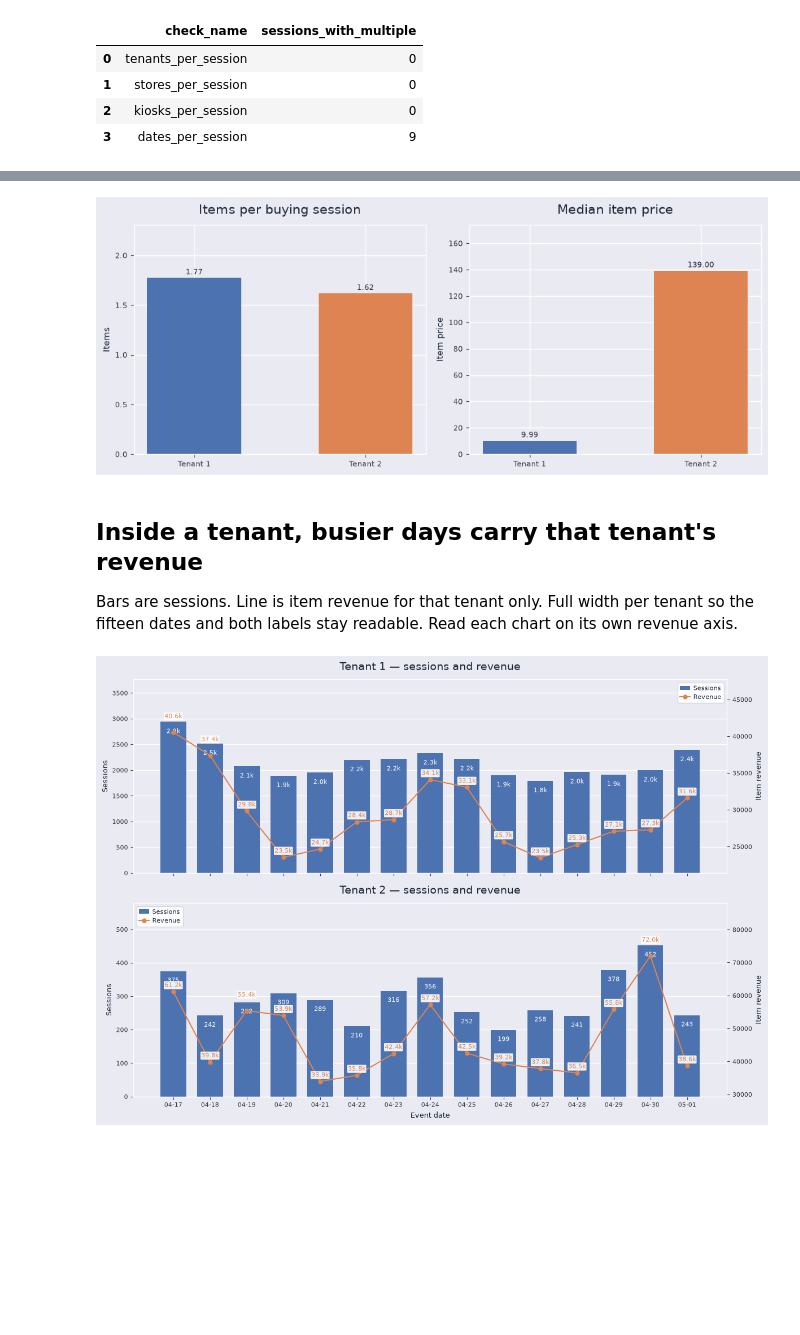
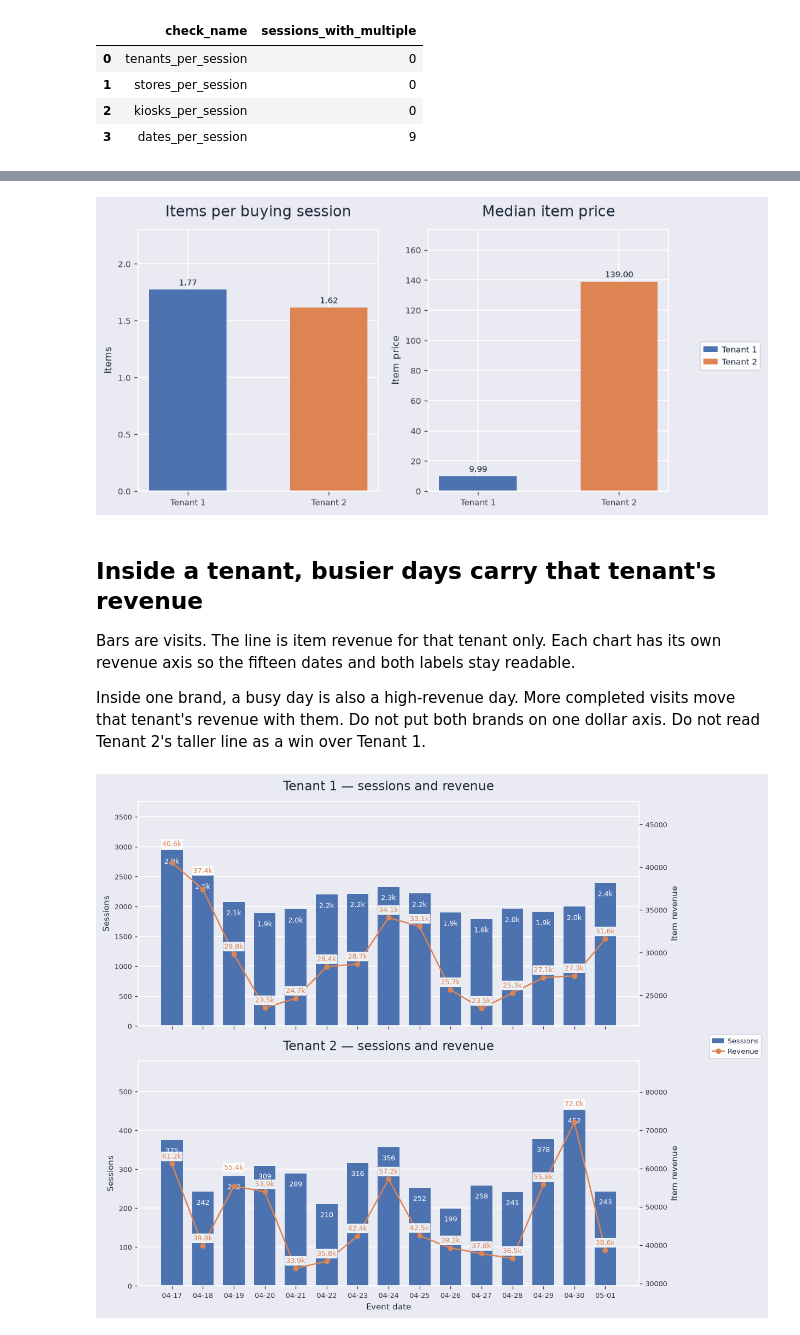
Before and after one commit to richeweh/tillster-takehome-assignment, a Jupyter notebook: notebooks/kiosk_sessions_operations_analysis.ipynb, the cells around one changed output, grey strips where cells are left out. Cells and saved outputs as stored; diff of their text form; code cells hidden in the pictures; blank space fills up the shorter version.

```diff
--- a/notebooks/kiosk_sessions_operations_analysis.ipynb
+++ b/notebooks/kiosk_sessions_operations_analysis.ipynb
@@ -52,6 +52,17 @@ LEGEND = dict(
     handlelength=1.6,
     handletextpad=0.5,
 )
+
+
+def place_legend(fig, handles, labels):
+    fig.tight_layout(rect=(0, 0, 0.76, 1))
+    fig.legend(
+        handles,
+        labels,
+        loc="center left",
+        bbox_to_anchor=(0.78, 0.5),
+        **LEGEND,
+    )
 
 
 def tenant_name(value):
@@ -423,7 +448,7 @@ ax.set_xticks(x)
 ax.set_xticklabels([day.strftime("%m-%d") for day in dates])
 ax.set_ylim(0, peak * 1.2)
 polish(ax, "Sessions by day", xlabel="Event date", ylabel="Sessions")
-ax.legend(loc="upper right", **LEGEND)
-fig.tight_layout()
+handles, labels = ax.get_legend_handles_labels()
+place_legend(fig, handles, labels)
 plt.show()
 # %% [output]
@@ -568,6 +595,8 @@ fig, axes = plt.subplots(1, 2, figsize=(10, 4.2))
 names = [tenant_name(tenant) for tenant, _ in items]
 vals = [value for _, value in items]
 bars = axes[0].bar(names, vals, color=[f"C{i}" for i in range(len(items))], width=0.55)
+for bar, name in zip(bars, names):
+    bar.set_label(name)
 for bar, val in zip(bars, vals):
     point(axes[0], bar.get_x() + bar.get_width() / 2, bar.get_height(), f"{val:.2f}")
 axes[0].set_ylim(0, max(vals) * 1.3)
@@ -580,14 +609,17 @@ for bar, val in zip(bars, price_vals):
     point(axes[1], bar.get_x() + bar.get_width() / 2, bar.get_height(), f"{val:,.2f}")
 axes[1].set_ylim(0, max(price_vals) * 1.25)
 polish(axes[1], "Median item price", ylabel="Item price")
-fig.tight_layout()
+handles, labels = axes[0].get_legend_handles_labels()
+place_legend(fig, handles, labels)
 plt.show()
 # %% [output]
-[figure, old version]
+[figure, new version]
 # %% [markdown]
 ## Inside a tenant, busier days carry that tenant's revenue
 
-Bars are sessions. Line is item revenue for that tenant only. Full width per tenant so the fifteen dates and both labels stay readable. Read each chart on its own revenue axis.
+Bars are visits. The line is item revenue for that tenant only. Each chart has its own revenue axis so the fifteen dates and both labels stay readable.
+
+Inside one brand, a busy day is also a high-revenue day. More completed visits move that tenant's revenue with them. Do not put both brands on one dollar axis. Do not read Tenant 2's taller line as a win over Tenant 1.
 # %%
 import numpy as np
 
@@ -599,12 +631,14 @@ fig, axes = plt.subplots(len(tenants), 1, figsize=(12, 4.2 * len(tenants)), shar
 if len(tenants) == 1:
     axes = [axes]
 
+rev_axes = []
 for ax, (tenant, part) in zip(axes, tenants):
     part = part.sort_values("day")
     x = np.arange(len(part))
     ax.bar(x, part["unique_sessions"], width=0.7, color="C0", label="Sessions")
     ax.set_ylim(0, part["unique_sessions"].max() * 1.28)
     rev = ax.twinx()
+    rev_axes.append(rev)
     rev.set_facecolor("none")
     rev.patch.set_visible(False)
     rev.grid(False)
@@ -621,44 +655,37 @@ for ax, (tenant, part) in zip(axes, tenants):
             ax,
             xpos,
             sessions,
             short_num(sessions),
             color="white",
             xytext=(0, -8),
             va="top",
         )
         point(
             rev,
             xpos,
             revenue,
             short_num(revenue),
             color="C1",
             xytext=(0, 16 if abs(session_px - revenue_px) < 22 else 4),
             va="bottom",
             bbox=dict(boxstyle="round,pad=0.12", fc="white", ec="none", alpha=0.9),
         )
     rev.set_ylabel("Item revenue", fontsize=9)
     rev.tick_params(labelsize=8, colors="#3C3C4A")
     rev.yaxis.label.set_color("#1B2838")
     for spine in rev.spines.values():
         spine.set_color("white")
     ax.set_xticks(x)
     ax.set_xticklabels([day.strftime("%m-%d") for day in part["day"]])
     polish(ax, f"{tenant_name(tenant)} — sessions and revenue", ylabel="Sessions", grid="y")
-    bars, bar_labels = ax.get_legend_handles_labels()
-    lines, line_labels = rev.get_legend_handles_labels()
-    peak_x = int(np.argmax(part["unique_sessions"].to_numpy()))
-    ax.legend(
-        bars + lines,
-        bar_labels + line_labels,
-        loc="upper left" if peak_x > len(part) / 2 else "upper right",
-        **LEGEND,
-    )
 
 axes[-1].set_xlabel("Event date", fontsize=9)
-fig.tight_layout()
+bars, bar_labels = axes[0].get_legend_handles_labels()
+lines, line_labels = rev_axes[0].get_legend_handles_labels()
+place_legend(fig, bars + lines, bar_labels + line_labels)
 plt.show()
 # %% [output]
-[figure, old version]
+[figure, new version]
 # %% [markdown]
 ## Stores differ more than the tenants do
 
```
Also changed, not shown: parts of 21 cells of this notebook, 10 other files.
